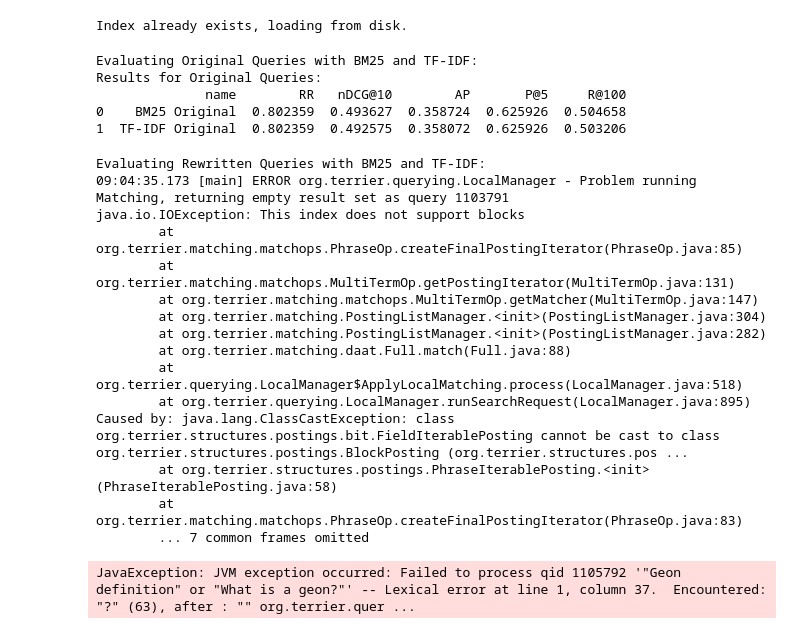
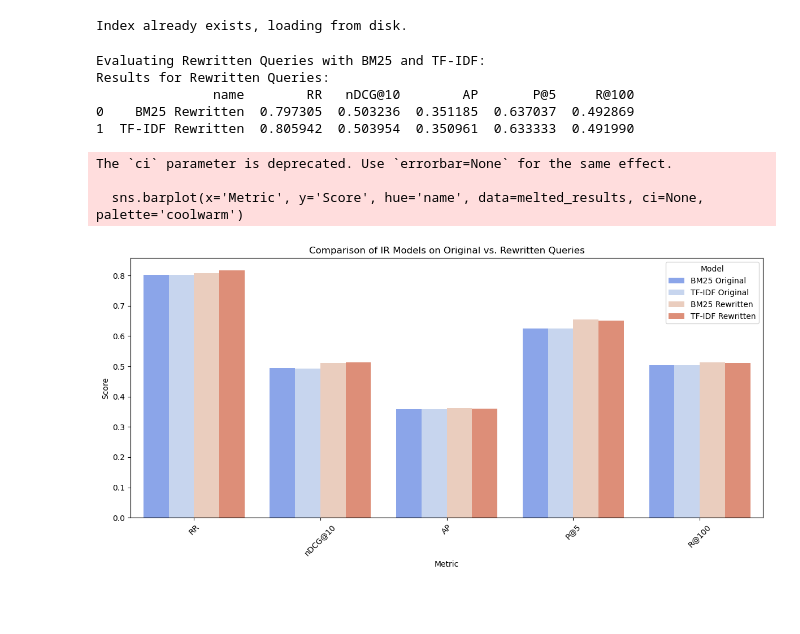
Before and after one commit to zowie128/IR-project, a Jupyter notebook: final_submission_project.ipynb, the cells around one changed output. Drawn from its saved outputs; the diff is of its cells as text; code cells hidden in the pictures; blank space fills up the shorter version.

```diff
--- a/final_submission_project.ipynb
+++ b/final_submission_project.ipynb
@@ -334,24 +344,18 @@ eval_metrics = [
 # %% [output]
 Index already exists, loading from disk.
 # %%
-# Evaluating Original Queries
-print("Evaluating Original Queries with BM25 and TF-IDF:")
-results_original = pt.Experiment(
-    [bm25, tf_idf],  # List of retrieval systems to evaluate
-    original_queries_df[['qid', 'query']],  # DataFrame with queries
-    qrels,  # Qrels for relevance judgments
-    eval_metrics,
-    names=["BM25 Original", "TF-IDF Original"]  # Names for the systems
-)
-
-print(f"Results for Original Queries:\n{results_original}")
-results_original.to_csv('results_original.csv', index=False)
+# # Evaluating Original Queries
+# print("Evaluating Original Queries with BM25 and TF-IDF:")
+# results_original = pt.Experiment(
+#     [bm25, tf_idf],  # List of retrieval systems to evaluate
+#     original_queries_df[['qid', 'query']],  # DataFrame with queries
+#     qrels,  # Qrels for relevance judgments
+#     eval_metrics,
+#     names=["BM25 Original", "TF-IDF Original"]  # Names for the systems
+# )
+#
+# print(f"Results for Original Queries:\n{results_original}")
+# results_original.to_csv('results_original.csv', index=False)
-# %% [output]
-Evaluating Original Queries with BM25 and TF-IDF:
-Results for Original Queries:
-              name        RR   nDCG@10        AP       P@5     R@100
-0    BM25 Original  0.802359  0.493627  0.358724  0.625926  0.504658
-1  TF-IDF Original  0.802359  0.492575  0.358072  0.625926  0.503206
 # %%
 print("Evaluating Rewritten Queries with BM25 and TF-IDF:")
 simple_results = pt.Experiment(
@@ -363,21 +367,38 @@ simple_results = pt.Experiment(
 )
 
 print(f"Results for Rewritten Queries:\n{simple_results}")
-simple_results.to_csv('simple_results.csv', index=False)
+simple_results.to_csv('rewritten_results.csv', index=False)
 # %% [output]
 Evaluating Rewritten Queries with BM25 and TF-IDF:
-09:04:35.173 [main] ERROR org.terrier.querying.LocalManager - Problem running Matching, returning empty result set as query 1103791
-java.io.IOException: This index does not support blocks
-        at org.terrier.matching.matchops.PhraseOp.createFinalPostingIterator(PhraseOp.java:85)
-        at org.terrier.matching.matchops.MultiTermOp.getPostingIterator(MultiTermOp.java:131)
-        at org.terrier.matching.matchops.MultiTermOp.getMatcher(MultiTermOp.java:147)
-        at org.terrier.matching.PostingListManager.<init>(PostingListManager.java:304)
-        at org.terrier.matching.PostingListManager.<init>(PostingListManager.java:282)
-        at org.terrier.matching.daat.Full.match(Full.java:88)
-        at org.terrier.querying.LocalManager$ApplyLocalMatching.process(LocalManager.java:518)
-        at org.terrier.querying.LocalManager.runSearchRequest(LocalManager.java:895)
-Caused by: java.lang.ClassCastException: class org.terrier.structures.postings.bit.FieldIterablePosting cannot be cast to class org.terrier.structures.postings.BlockPosting (org.terrier.structures.pos ...
-        at org.terrier.structures.postings.PhraseIterablePosting.<init>(PhraseIterablePosting.java:58)
-        at org.terrier.matching.matchops.PhraseOp.createFinalPostingIterator(PhraseOp.java:83)
-        ... 7 common frames omitted
+Results for Rewritten Queries:
+               name        RR   nDCG@10        AP       P@5     R@100
+0    BM25 Rewritten  0.797305  0.503236  0.351185  0.637037  0.492869
+1  TF-IDF Rewritten  0.805942  0.503954  0.350961  0.633333  0.491990
-JavaException: JVM exception occurred: Failed to process qid 1105792 '"Geon definition" or "What is a geon?"' -- Lexical error at line 1, column 37.  Encountered: "?" (63), after : "" org.terrier.quer ...
+# %%
+import pandas as pd
+import matplotlib.pyplot as plt
+import seaborn as sns
+
+# Load the evaluation results
+results_original = pd.read_csv('results_original.csv')
+rewritten_results = pd.read_csv('rewritten_results_0.4.csv')
+
+# Combine the results for easier comparison
+combined_results = pd.concat([results_original.assign(QueryType='Original'), rewritten_results.assign(QueryType='Rewritten')])
+
+# Melt the DataFrame for easier plotting with seaborn
+melted_results = combined_results.melt(id_vars=['QueryType', 'name'], var_name='Metric', value_name='Score')
+
+# Plotting
+plt.figure(figsize=(12, 6))
+sns.barplot(x='Metric', y='Score', hue='name', data=melted_results, ci=None, palette='coolwarm')
+plt.title('Comparison of IR Models on Original vs. Rewritten Queries')
+plt.xticks(rotation=45)
+plt.legend(title='Model')
+plt.tight_layout()
+plt.show()
+# %% [output]
+The `ci` parameter is deprecated. Use `errorbar=None` for the same effect.
+
+  sns.barplot(x='Metric', y='Score', hue='name', data=melted_results, ci=None, palette='coolwarm')
+[figure, added]
```
Also changed, not shown: parts of 6 cells of this notebook, 12 other files.
